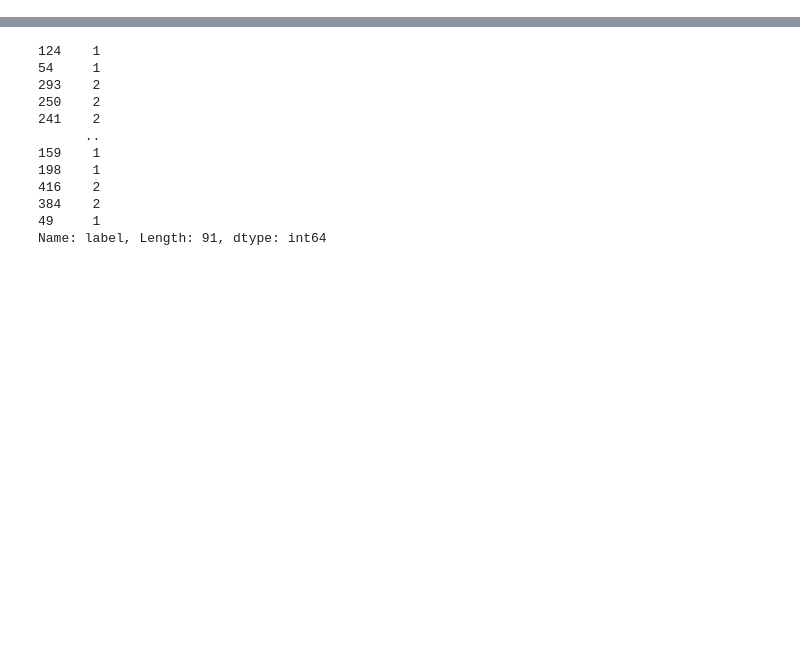
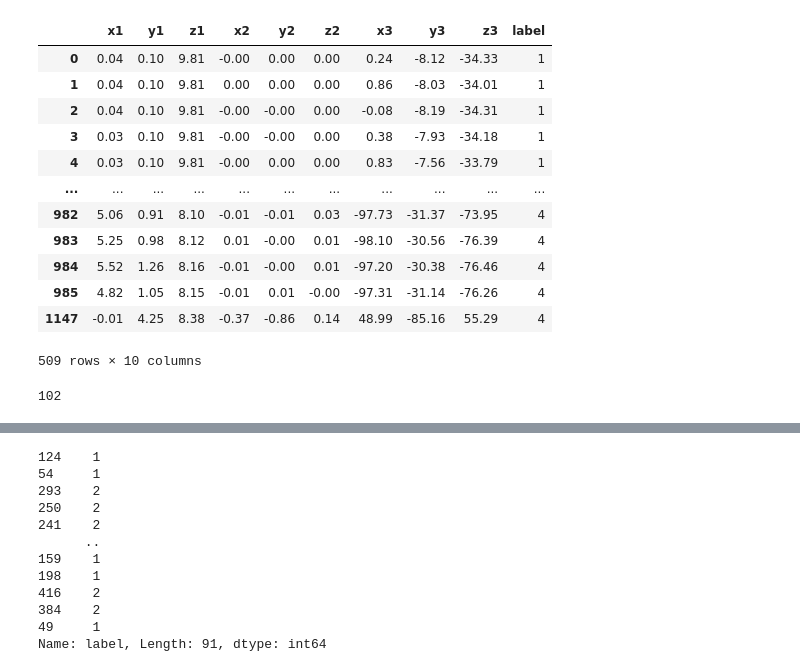
Before and after one commit to tukcomCD2024/YooDoRi, a Jupyter notebook: ai/Movement_status_classification.ipynb, the cells around one changed output, grey strips where cells are left out. Cells and saved outputs as stored; diff of their text form; code cells hidden in the pictures; blank space fills up the shorter version.

```diff
--- a/ai/Movement_status_classification.ipynb
+++ b/ai/Movement_status_classification.ipynb
@@ -164,3 +266,21 @@ df_combined
+# %%
+df_combined = df_combined.drop_duplicates()
+
+df_combined
+# %% [output]
+|  | x1 | y1 | z1 | x2 | y2 | z2 | x3 | y3 | z3 | label |
+| 0 | 0.04 | 0.10 | 9.81 | -0.00 | 0.00 | 0.00 | 0.24 | -8.12 | -34.33 | 1 |
+| 1 | 0.04 | 0.10 | 9.81 | 0.00 | 0.00 | 0.00 | 0.86 | -8.03 | -34.01 | 1 |
+| 2 | 0.04 | 0.10 | 9.81 | -0.00 | -0.00 | 0.00 | -0.08 | -8.19 | -34.31 | 1 |
+| 3 | 0.03 | 0.10 | 9.81 | -0.00 | -0.00 | 0.00 | 0.38 | -7.93 | -34.18 | 1 |
+| 4 | 0.03 | 0.10 | 9.81 | -0.00 | 0.00 | 0.00 | 0.83 | -7.56 | -33.79 | 1 |
+| ... | ... | ... | ... | ... | ... | ... | ... | ... | ... | ... |
+| 982 | 5.06 | 0.91 | 8.10 | -0.01 | -0.01 | 0.03 | -97.73 | -31.37 | -73.95 | 4 |
+| 983 | 5.25 | 0.98 | 8.12 | 0.01 | -0.00 | 0.01 | -98.10 | -30.56 | -76.39 | 4 |
+| 984 | 5.52 | 1.26 | 8.16 | -0.01 | -0.00 | 0.01 | -97.20 | -30.38 | -76.46 | 4 |
+| 985 | 4.82 | 1.05 | 8.15 | -0.01 | 0.01 | -0.00 | -97.31 | -31.14 | -76.26 | 4 |
+| 1147 | -0.01 | 4.25 | 8.38 | -0.37 | -0.86 | 0.14 | 48.99 | -85.16 | 55.29 | 4 |
+509 rows × 10 columns
 # %%
 from sklearn.tree import DecisionTreeClassifier
 from sklearn.model_selection import train_test_split
@@ -173,5 +296,9 @@ y = df_combined['label']  # 'label' 컬럼을 타겟으로 사용
 X, X_test, y, y_test = train_test_split(X, y, test_size=0.2, random_state=0)
 X_train, X_valid, y_train, y_valid = train_test_split(X, y, test_size=0.1, random_state=0)
+# %%
+len(X_test)
+# %% [output]
+102
 # %%
 # DecisionTreeClassifier 모델 생성 및 학습
 model = DecisionTreeClassifier(random_state=42)
```
Also changed, not shown: parts of 25 cells of this notebook.
